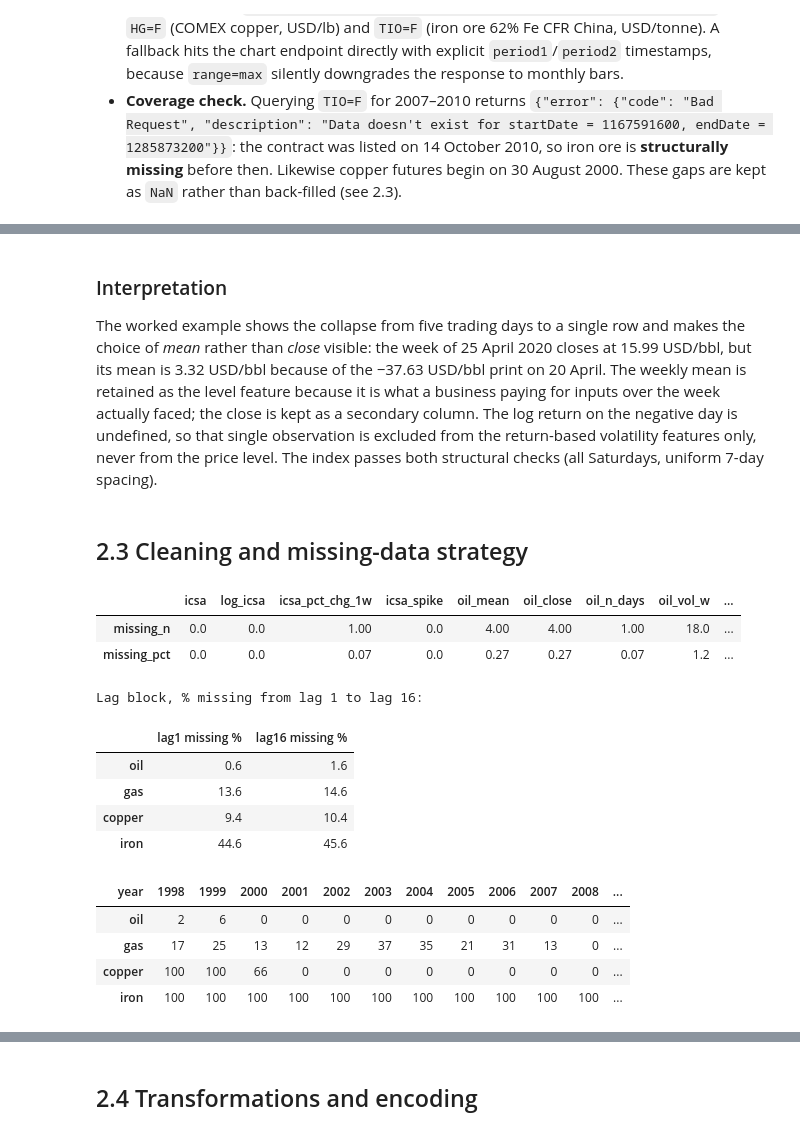
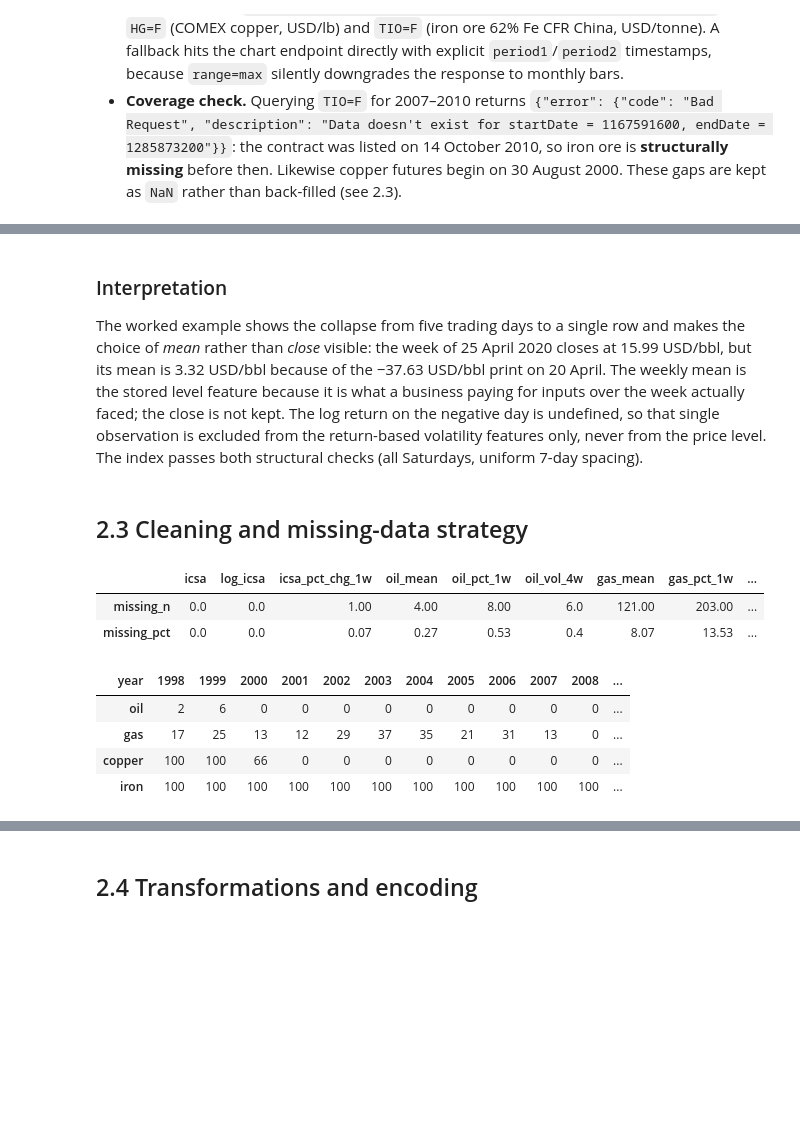
Before and after one commit to hassan09070/DS_project, a Jupyter notebook: Milestone02_Section2_DataIngestion.ipynb, the cells around one changed output, grey strips where cells are left out. Drawn from its saved outputs; the diff is of its cells as text; code cells hidden in the pictures; blank space fills up the shorter version.

```diff
--- a/Milestone02_Section2_DataIngestion.ipynb
+++ b/Milestone02_Section2_DataIngestion.ipynb
@@ -199,8 +200,8 @@ Length: 1, dtype: timedelta64[us]
 ### Interpretation
 The worked example shows the collapse from five trading days to a single row and makes the choice of
 *mean* rather than *close* visible: the week of 25 April 2020 closes at 15.99 USD/bbl, but its mean is 3.32 USD/bbl
-because of the −37.63 USD/bbl print on 20 April. The weekly mean is retained as the level feature because it is what a
-business paying for inputs over the week actually faced; the close is kept as a secondary column. The log return
+because of the −37.63 USD/bbl print on 20 April. The weekly mean is the stored level feature because it is what a
+business paying for inputs over the week actually faced; the close is not kept. The log return
 on the negative day is undefined, so that single observation is excluded from the return-based volatility
 features only, never from the price level. The index passes both structural checks (all Saturdays, uniform 7-day spacing).
 # %% [markdown]
@@ -208,36 +209,23 @@ features only, never from the price level. The index passes both structural chec
 # %%
 miss = pd.DataFrame({"missing_n": master.isna().sum(), "missing_pct": master.isna().mean() * 100})
 miss["missing_pct"] = miss["missing_pct"].round(2)
-
-# compact view: the lag block is summarised by its range instead of 64 separate rows
-core = [c for c in master.columns if "_lag" not in c and not c.endswith(("_z", "_mm"))]
-lag_summary = pd.DataFrame({k: miss.loc[[f"{k}_pct_lag{i}" for i in range(1, MAX_LAG + 1)], "missing_pct"].agg(["min", "max"])
-                            for k in KEYS}).T.rename(columns={"min": "lag1 missing %", "max": f"lag{MAX_LAG} missing %"})
-display(miss.loc[core].T)
-print("\nLag block, % missing from lag 1 to lag 16:")
-display(lag_summary)
+display(miss.T)
 
 # where is the missingness in time?  share of weeks per year with a missing weekly mean
 by_year = (master[[f"{k}_mean" for k in KEYS]].isna()
            .groupby(master.index.year).mean().mul(100).round(0).astype(int))
 by_year.columns = KEYS
 by_year.index.name = "year"
 display(by_year.T)
 # %% [output]
-|  | icsa | log_icsa | icsa_pct_chg_1w | icsa_spike | oil_mean | oil_close | oil_n_days | oil_vol_w | ... |
-| missing_n | 0.0 | 0.0 | 1.00 | 0.0 | 4.00 | 4.00 | 1.00 | 18.0 | ... |
-| missing_pct | 0.0 | 0.0 | 0.07 | 0.0 | 0.27 | 0.27 | 0.07 | 1.2 | ... |
+|  | icsa | log_icsa | icsa_pct_chg_1w | oil_mean | oil_pct_1w | oil_vol_4w | gas_mean | gas_pct_1w | ... |
+| missing_n | 0.0 | 0.0 | 1.00 | 4.00 | 8.00 | 6.0 | 121.00 | 203.00 | ... |
+| missing_pct | 0.0 | 0.0 | 0.07 | 0.27 | 0.53 | 0.4 | 8.07 | 13.53 | ... |
-Lag block, % missing from lag 1 to lag 16:
-|  | lag1 missing % | lag16 missing % |
-| oil | 0.6 | 1.6 |
-| gas | 13.6 | 14.6 |
-| copper | 9.4 | 10.4 |
-| iron | 44.6 | 45.6 |
+| year | 1998 | 1999 | 2000 | 2001 | 2002 | 2003 | 2004 | 2005 | 2006 | 2007 | 2008 | ... |
+| oil | 2 | 6 | 0 | 0 | 0 | 0 | 0 | 0 | 0 | 0 | 0 | ... |
+| gas | 17 | 25 | 13 | 12 | 29 | 37 | 35 | 21 | 31 | 13 | 0 | ... |
+| copper | 100 | 100 | 66 | 0 | 0 | 0 | 0 | 0 | 0 | 0 | 0 | ... |
+| iron | 100 | 100 | 100 | 100 | 100 | 100 | 100 | 100 | 100 | 100 | 100 | ... |
-| year | 1998 | 1999 | 2000 | 2001 | 2002 | 2003 | 2004 | 2005 | 2006 | 2007 | 2008 | ... |
-| oil | 2 | 6 | 0 | 0 | 0 | 0 | 0 | 0 | 0 | 0 | 0 | ... |
-| gas | 17 | 25 | 13 | 12 | 29 | 37 | 35 | 21 | 31 | 13 | 0 | ... |
-| copper | 100 | 100 | 66 | 0 | 0 | 0 | 0 | 0 | 0 | 0 | 0 | ... |
-| iron | 100 | 100 | 100 | 100 | 100 | 100 | 100 | 100 | 100 | 100 | 100 | ... |
 # %% [markdown]
 ### Missing-data findings and handling rationale
 
```
Also changed, not shown: parts of 12 cells of this notebook, 4 other files.
